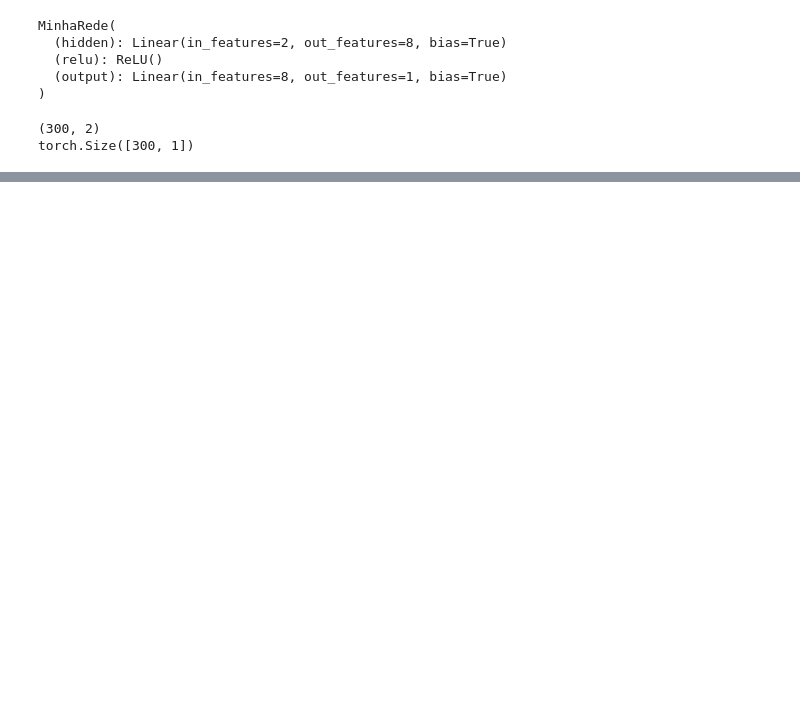
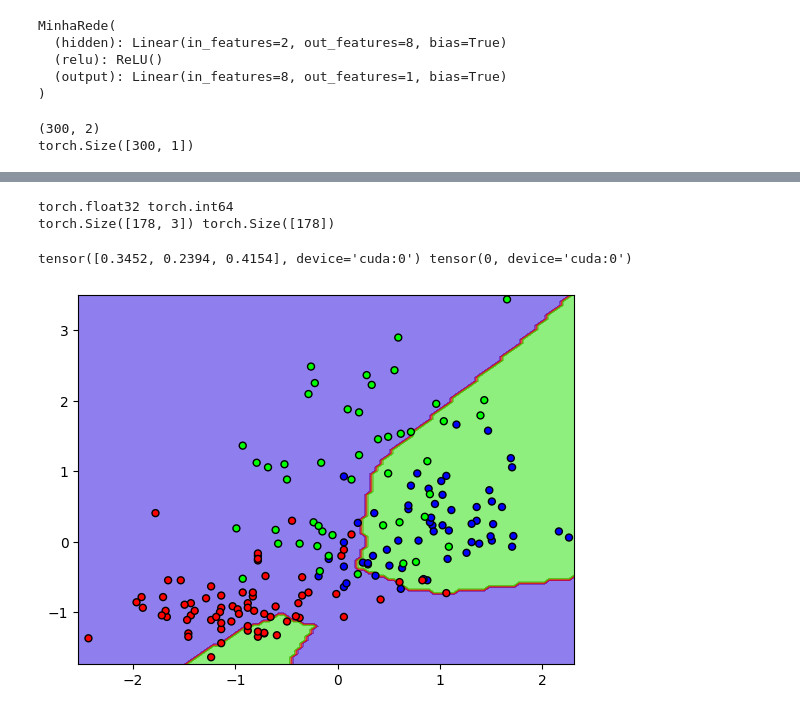
Before and after one commit to GuilhermeFerracini/Machine_Learning, a Jupyter notebook: Deep_Learning/Pytorch_Intro.ipynb, the cells around one changed output, grey strips where cells are left out. Cells and saved outputs as stored; diff of their text form; code cells hidden in the pictures; blank space fills up the shorter version.

```diff
--- a/Deep_Learning/Pytorch_Intro.ipynb
+++ b/Deep_Learning/Pytorch_Intro.ipynb
@@ -270,0 +320,53 @@ torch.Size([300, 1])
+# %%
+#Formatting Input and output
+Xtns = torch.from_numpy(data).float()
+Ytns = torch.from_numpy(targets)
+
+# Cast na GPU
+Xtns = Xtns.to(device)
+Ytns = Ytns.to(device)
+
+print(Xtns.dtype, Ytns.dtype)
+
+
+pred = net(Xtns)
+
+
+print(pred.shape, Ytns.shape)
+print(pred[0].data, Ytns[0].data)
+# %% [output]
+torch.float32 torch.int64
+torch.Size([178, 3]) torch.Size([178])
+tensor([0.3452, 0.2394, 0.4154], device='cuda:0') tensor(0, device='cuda:0')
+# %%
+#Visualização das fronteiras Pre-Treino
+
+def plot_boundary(X, y, model):
+  x_min, x_max = X[:, 0].min()-0.1, X[:, 0].max()+0.1
+  y_min, y_max = X[:, 1].min()-0.1, X[:, 1].max()+0.1
+
+  spacing = min(x_max - x_min, y_max - y_min) / 100
+
+  XX, YY = np.meshgrid(np.arange(x_min, x_max, spacing),
+                       np.arange(y_min, y_max, spacing))
+
+  data = np.hstack((XX.ravel().reshape(-1,1),
+                    YY.ravel().reshape(-1,1)))
+
+  # For binary problems
+  # db_prob = model(Variable(torch.Tensor(data)).cuda() )
+  # clf = np.where(db_prob.cpu().data < 0.5,0,1)
+
+  # For multi-class problems
+  db_prob = model(torch.Tensor(data).to(device) )
+  clf = np.argmax(db_prob.cpu().data.numpy(), axis=-1)
+
+  Z = clf.reshape(XX.shape)
+
+  plt.contourf(XX, YY, Z, cmap=plt.cm.brg, alpha=0.5)
+  plt.scatter(X[:,0], X[:,1], c=y, edgecolors='k', s=25, cmap=plt.cm.brg)
+
+
+plot_boundary(data, targets, net)
+# %% [output]
+[figure, added]
```
Also changed, not shown: parts of 19 cells of this notebook.
